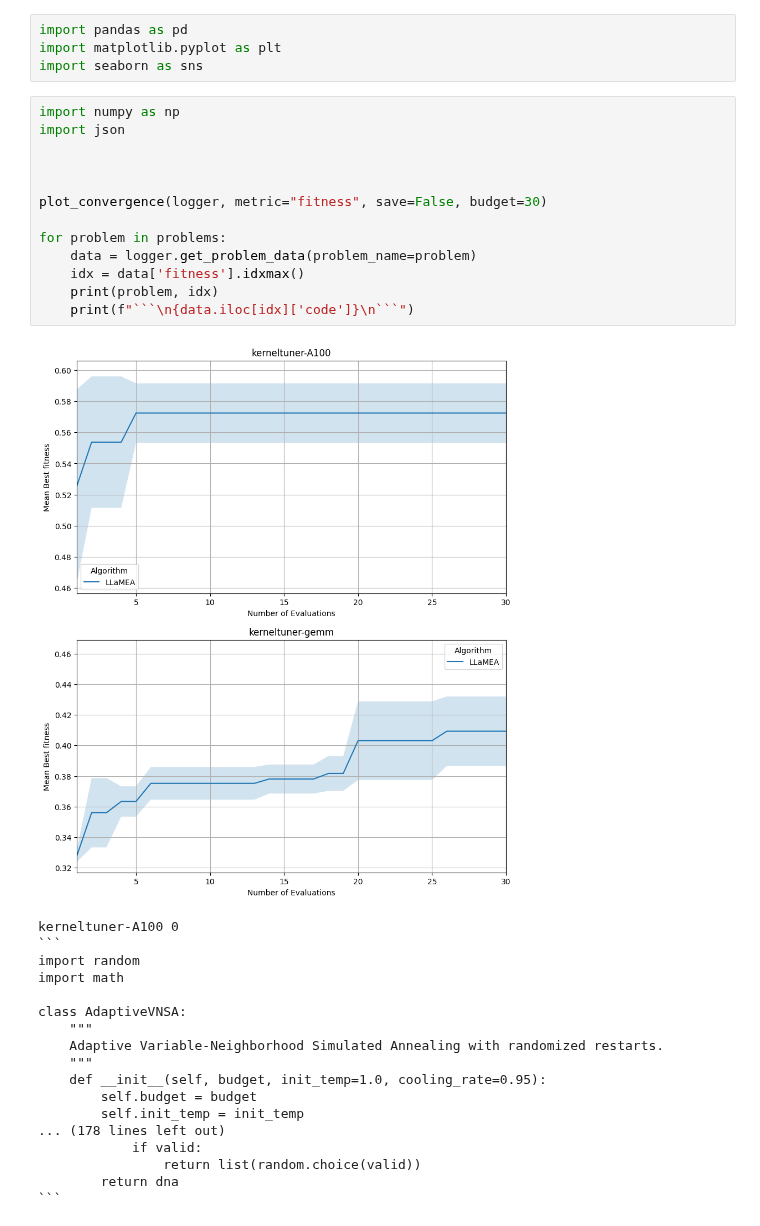
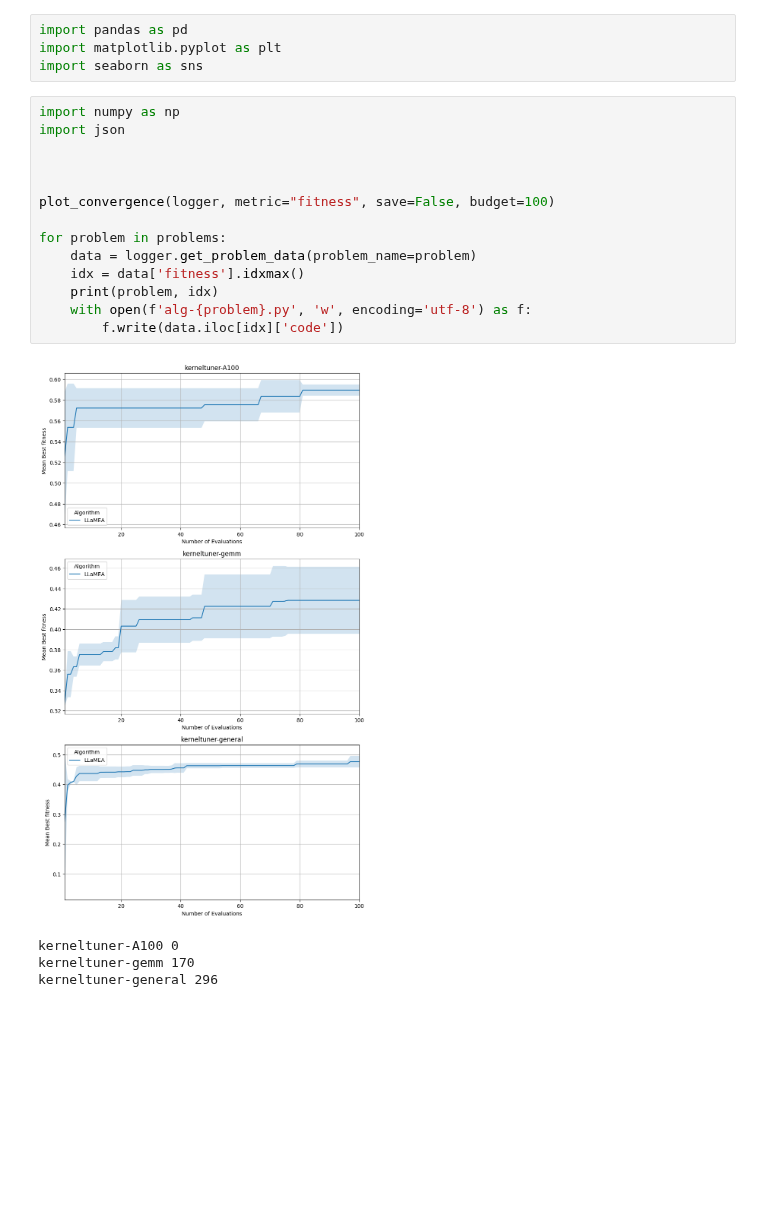
Before and after one commit to XAI-liacs/BLADE, a Jupyter notebook: visualize_kerneltuner.ipynb, the cells around one changed output. Drawn from its saved outputs; the diff is of its cells as text; blank space fills up the shorter version.

Commit message:
More work on kerneltuner

````diff
--- a/visualize_kerneltuner.ipynb
+++ b/visualize_kerneltuner.ipynb
@@ -21,32 +21,19 @@ import seaborn as sns
 # %%
 import numpy as np
 import json
 
 
 
-plot_convergence(logger, metric="fitness", save=False, budget=30)
+plot_convergence(logger, metric="fitness", save=False, budget=100)
 
 for problem in problems:
     data = logger.get_problem_data(problem_name=problem)
     idx = data['fitness'].idxmax()
     print(problem, idx)
-    print(f"```\n{data.iloc[idx]['code']}\n```")
+    with open(f'alg-{problem}.py', 'w', encoding='utf-8') as f:
+        f.write(data.iloc[idx]['code'])
 # %% [output]
-[figure, old version]
+[figure, new version]
 kerneltuner-A100 0
-```
-import random
-import math
-
-class AdaptiveVNSA:
-    """
-    Adaptive Variable-Neighborhood Simulated Annealing with randomized restarts.
-    """
-    def __init__(self, budget, init_temp=1.0, cooling_rate=0.95):
-        self.budget = budget
-        self.init_temp = init_temp
-... (178 lines left out)
-            if valid:
-                return list(random.choice(valid))
-        return dna
-```
+kerneltuner-gemm 170
+kerneltuner-general 296
````
Also changed, not shown: parts of 1 cell of this notebook, 5 other files.
